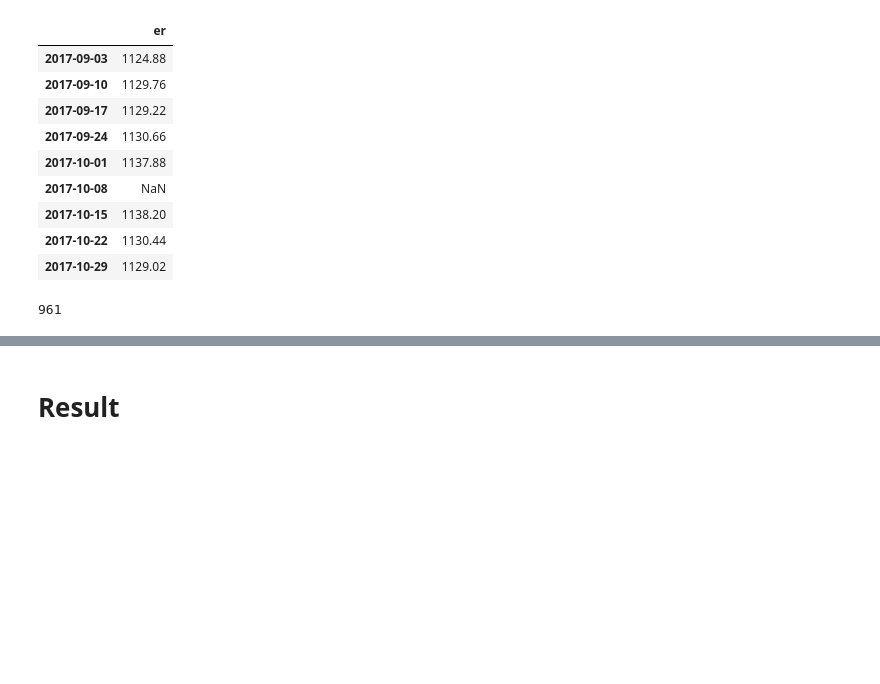
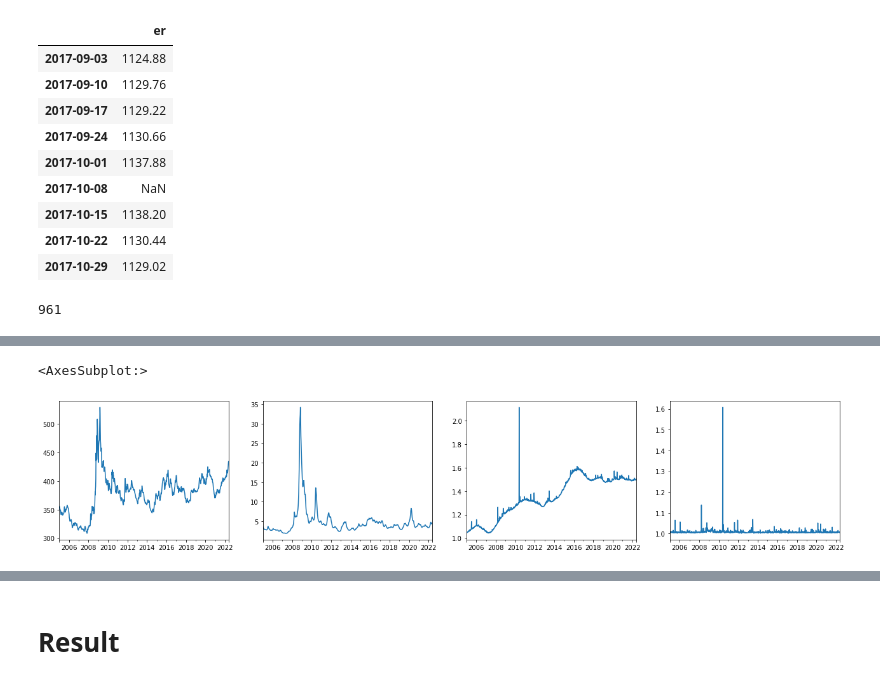
Before and after one commit to hyunchangyi/papers, a Jupyter notebook: ucsv_outlier_svrw_ddtau_nontransform.ipynb, the cells around one changed output, grey strips where cells are left out. Cells and saved outputs as stored; diff of their text form; code cells hidden in the pictures; blank space fills up the shorter version.

```diff
--- a/ucsv_outlier_svrw_ddtau_nontransform.ipynb
+++ b/ucsv_outlier_svrw_ddtau_nontransform.ipynb
@@ -374,0 +408,10 @@ for idraw in range(n_draws):
+# %%
+fig, ax = plt.subplots(1, 4, figsize=(22, 4))
+
+tau_draws.loc[10000:, :].mean(axis=0).loc['2005':].plot(ax=ax[0])
+sigma_dtau_draws.loc[10000:, :].mean(axis=0).loc['2005':].plot(ax=ax[1])
+sigma_total_eps_draws.loc[10000:, :].mean(axis=0).loc['2005':].plot(ax=ax[2])
+scl_eps_draws.loc[10000:, :].mean(axis=0).loc['2005':].plot(ax=ax[3])
+# %% [output]
+<AxesSubplot:>
+[figure, added]
```
Also changed, not shown: parts of 10 cells of this notebook.
